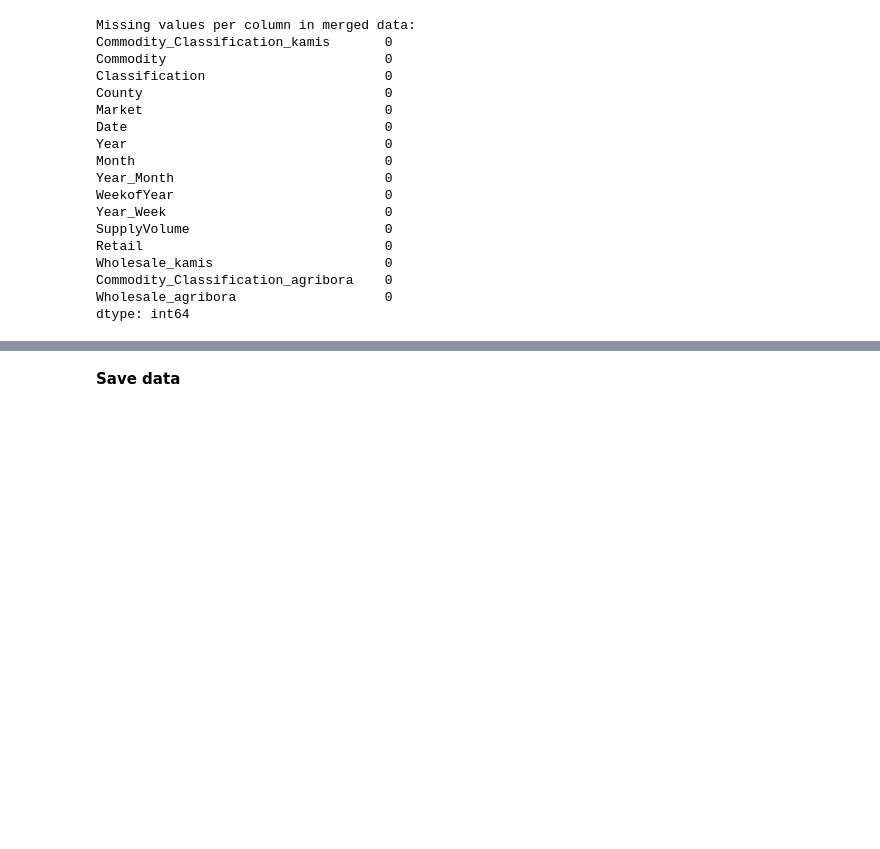
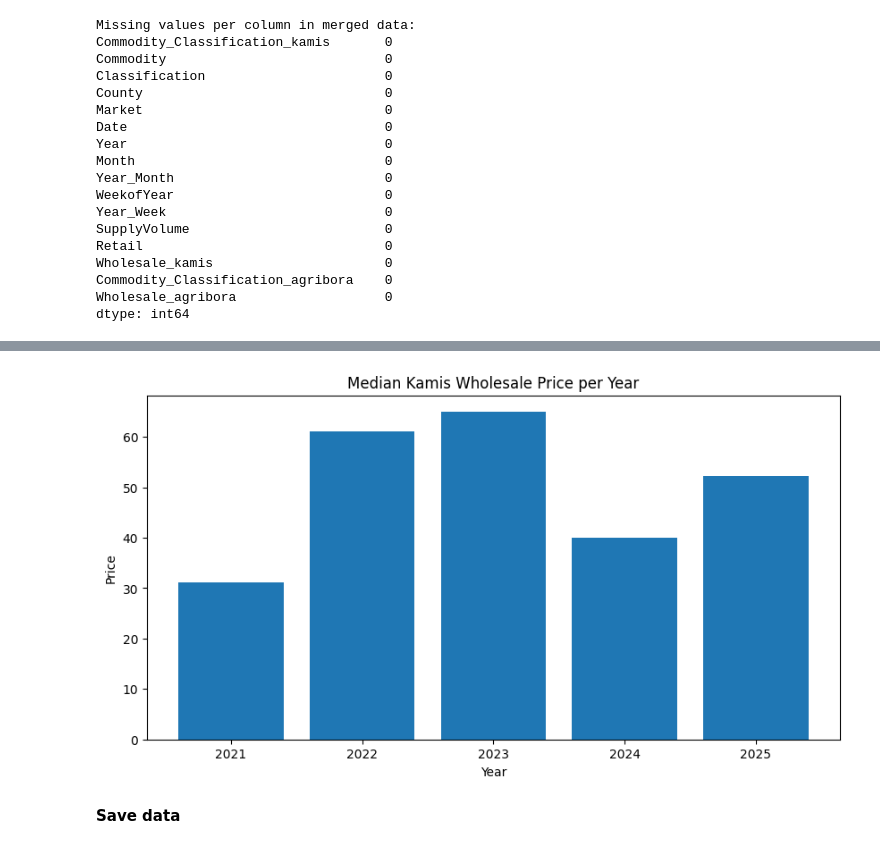
Before and after one commit to Amanda-Sibanda/agriBORA-Commodity-Price-Forecasting, a Jupyter notebook: Data_preparation.ipynb, the cells around one changed output, grey strips where cells are left out. Drawn from its saved outputs; the diff is of its cells as text; code cells hidden in the pictures; blank space fills up the shorter version.

```diff
--- a/Data_preparation.ipynb
+++ b/Data_preparation.ipynb
@@ -440,3 +484,14 @@ data.head()
+# %%
+# Kamis
+kamis_year_avg = data.groupby('Year')['Wholesale_kamis'].median()
+plt.figure(figsize=(10,5))
+plt.bar(kamis_year_avg.index, kamis_year_avg.values)
+plt.title('Median Kamis Wholesale Price per Year')
+plt.ylabel('Price')
+plt.xlabel('Year')
+plt.show()
+# %% [output]
+[figure, added]
 # %% [markdown]
 **Save data**
 # %%
```
Also changed, not shown: parts of 12 cells of this notebook.
